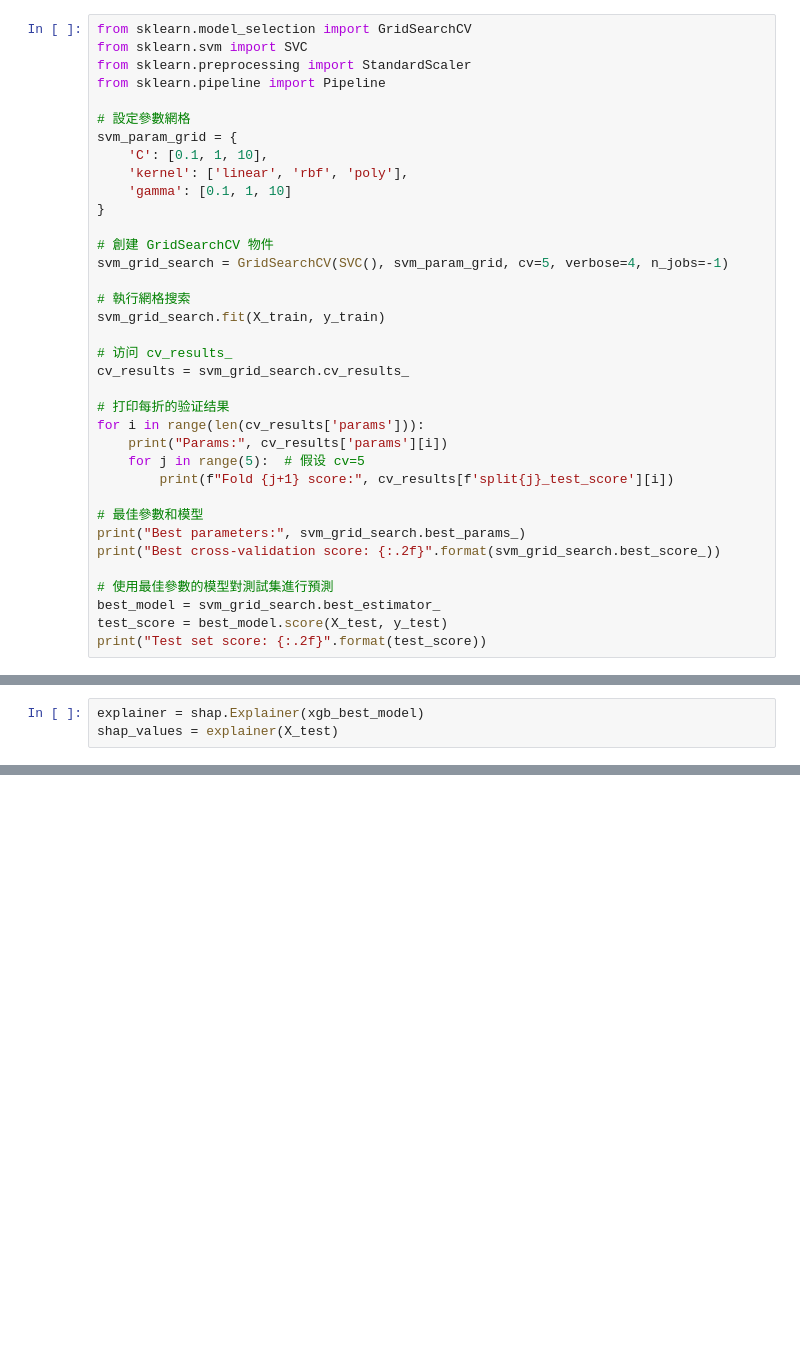
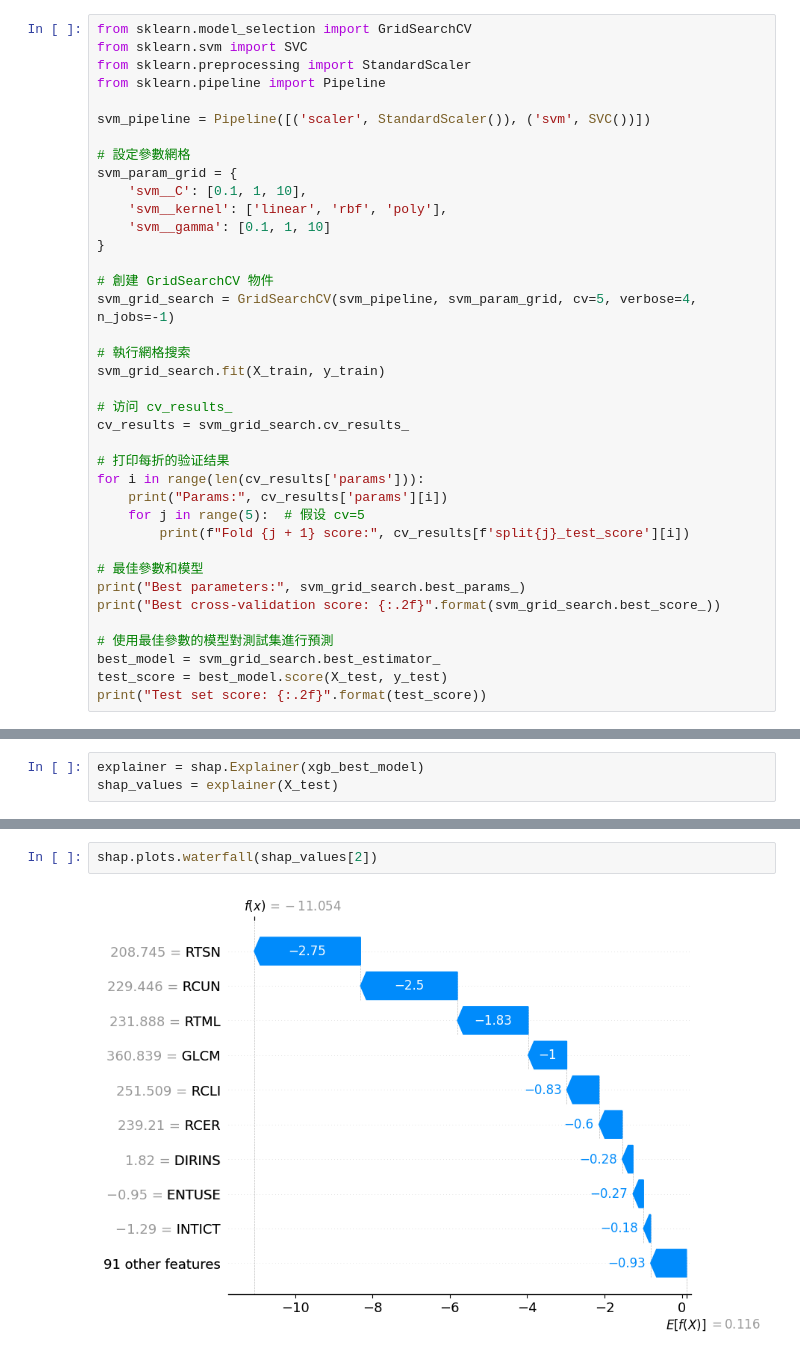
Before and after one commit to Ponywen0819/DataSciFinal, a Jupyter notebook: data_2018_Reading.ipynb, the cells around one changed output, grey strips where cells are left out. Saved outputs shown, nothing was run; the diff lists cells and outputs as text; blank space fills up the shorter version.

```diff
--- a/data_2018_Reading.ipynb
+++ b/data_2018_Reading.ipynb
@@ -69,15 +70,17 @@ from sklearn.svm import SVC
 from sklearn.preprocessing import StandardScaler
 from sklearn.pipeline import Pipeline
 
+svm_pipeline = Pipeline([('scaler', StandardScaler()), ('svm', SVC())])
+
 # 設定參數網格
 svm_param_grid = {
-    'C': [0.1, 1, 10],
-    'kernel': ['linear', 'rbf', 'poly'],
-    'gamma': [0.1, 1, 10]
+    'svm__C': [0.1, 1, 10],
+    'svm__kernel': ['linear', 'rbf', 'poly'],
+    'svm__gamma': [0.1, 1, 10]
 }
 
 # 創建 GridSearchCV 物件
-svm_grid_search = GridSearchCV(SVC(), svm_param_grid, cv=5, verbose=4, n_jobs=-1)
+svm_grid_search = GridSearchCV(svm_pipeline, svm_param_grid, cv=5, verbose=4, n_jobs=-1)
 
 # 執行網格搜索
 svm_grid_search.fit(X_train, y_train)
@@ -89,7 +92,7 @@ cv_results = svm_grid_search.cv_results_
 for i in range(len(cv_results['params'])):
     print("Params:", cv_results['params'][i])
     for j in range(5):  # 假设 cv=5
-        print(f"Fold {j+1} score:", cv_results[f'split{j}_test_score'][i])
+        print(f"Fold {j + 1} score:", cv_results[f'split{j}_test_score'][i])
 
 # 最佳參數和模型
 print("Best parameters:", svm_grid_search.best_params_)
@@ -218,0 +296,4 @@ shap.plots.beeswarm(shap_values,max_display=20,order=shap_values.abs.max(0))
+# %%
+shap.plots.waterfall(shap_values[2])
+# %% [output]
+[figure, added]
```
Also changed, not shown: parts of 10 cells of this notebook, 9 other files.
